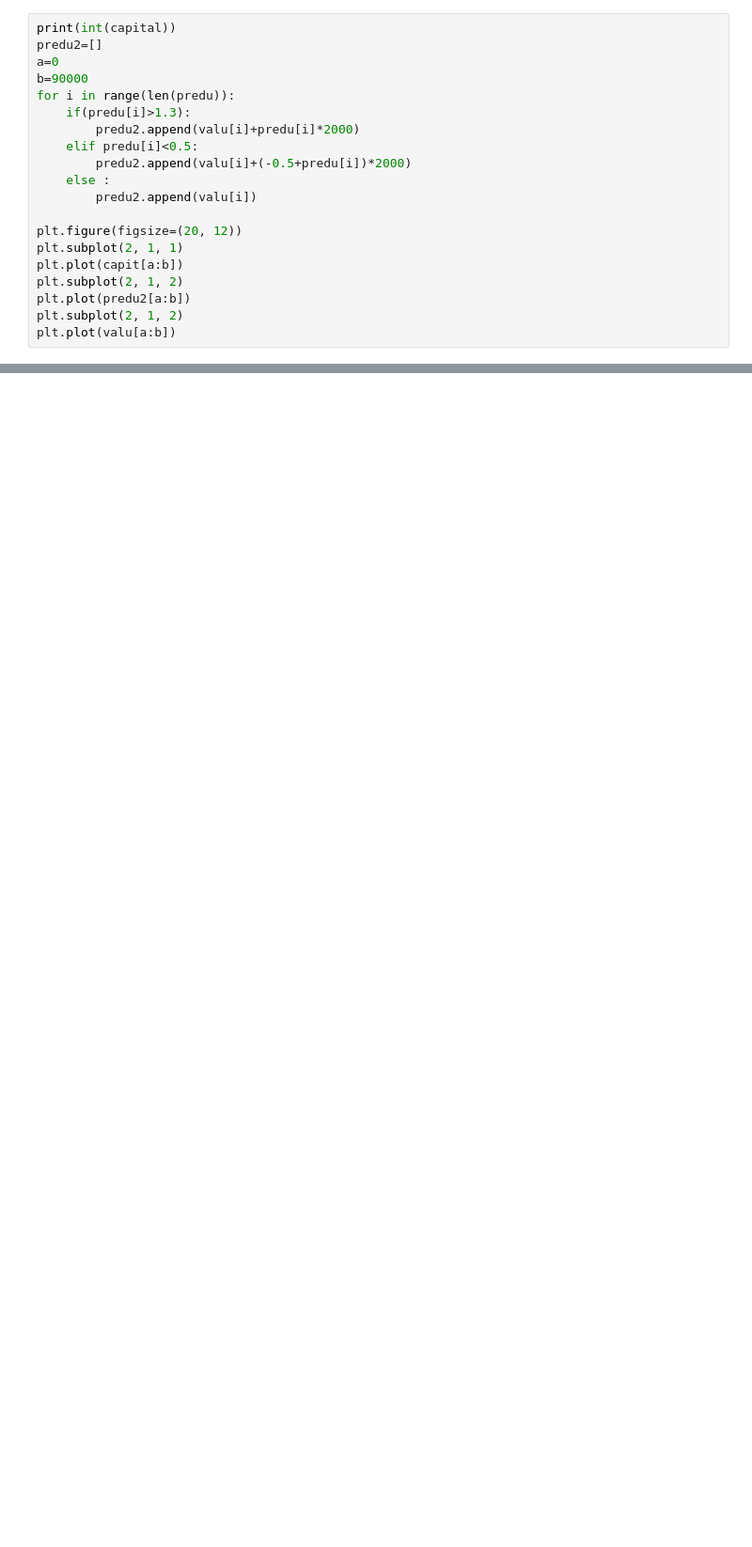
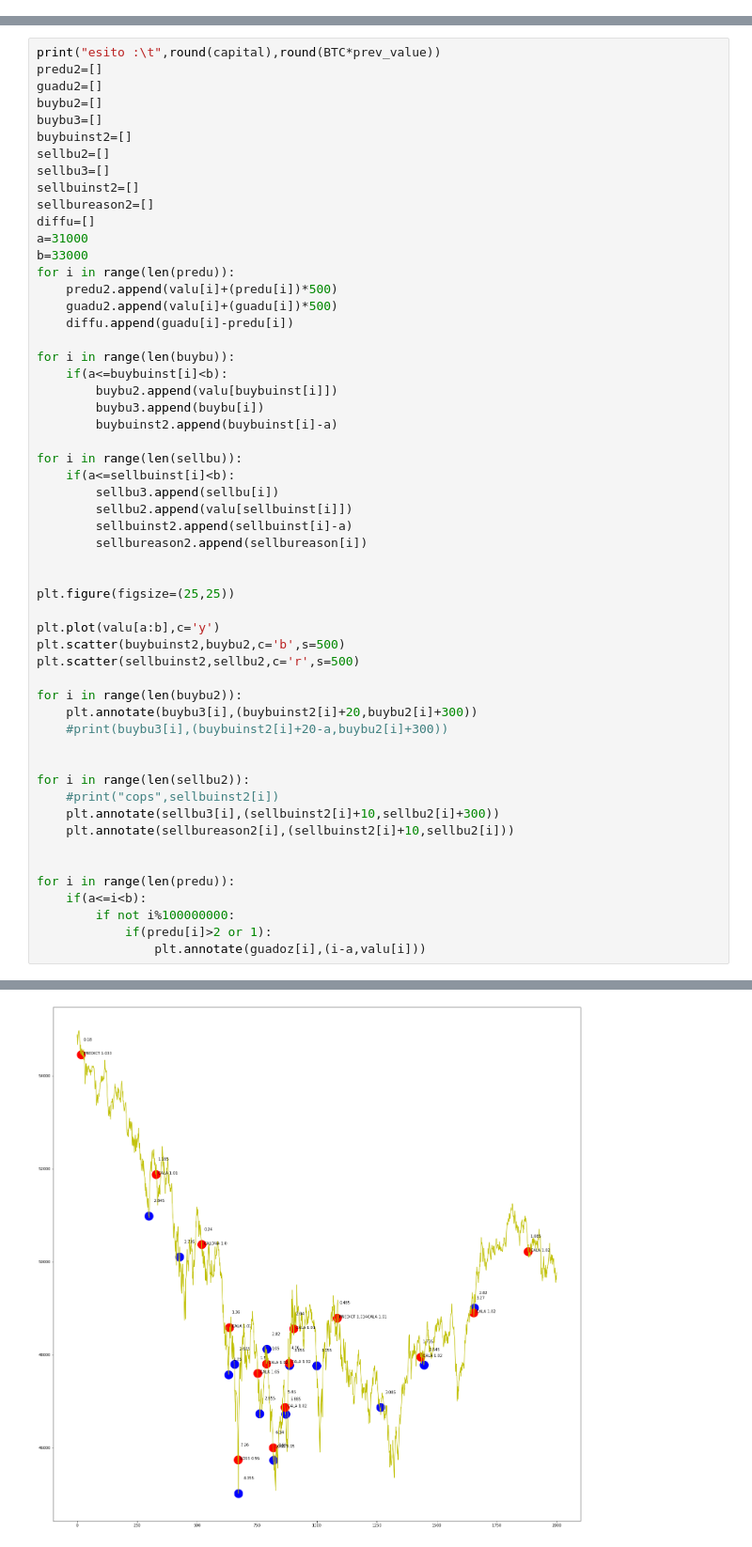
Before and after one commit to racumen/python-binance, a Jupyter notebook: Untitled3.ipynb, the cells around one changed output, grey strips where cells are left out. Shown at 94% size. Drawn from its saved outputs; the diff is of its cells as text; blank space fills up the shorter version.

```diff
--- a/Untitled3.ipynb
+++ b/Untitled3.ipynb
@@ -111,20 +100,0 @@ while(len(h_samples)>0):
-# %%
-print(int(capital))
-predu2=[]
-a=0
-b=90000
-for i in range(len(predu)):
-    if(predu[i]>1.3):
-        predu2.append(valu[i]+predu[i]*2000)
-    elif predu[i]<0.5:
-        predu2.append(valu[i]+(-0.5+predu[i])*2000)
-    else :
-        predu2.append(valu[i])
-
-plt.figure(figsize=(20, 12))
-plt.subplot(2, 1, 1)
-plt.plot(capit[a:b])
-plt.subplot(2, 1, 2)
-plt.plot(predu2[a:b])
-plt.subplot(2, 1, 2)
-plt.plot(valu[a:b])
@@ -144,0 +264,56 @@ import ipympl
+# %%
+print("esito :\t",round(capital),round(BTC*prev_value))
+predu2=[]
+guadu2=[]
+buybu2=[]
+buybu3=[]
+buybuinst2=[]
+sellbu2=[]
+sellbu3=[]
+sellbuinst2=[]
+sellbureason2=[]
+diffu=[]
+a=31000
+b=33000
+for i in range(len(predu)):
+    predu2.append(valu[i]+(predu[i])*500)
+    guadu2.append(valu[i]+(guadu[i])*500)
+    diffu.append(guadu[i]-predu[i])
+
+for i in range(len(buybu)):
+    if(a<=buybuinst[i]<b):
+        buybu2.append(valu[buybuinst[i]])
+        buybu3.append(buybu[i])
+        buybuinst2.append(buybuinst[i]-a)
+
+for i in range(len(sellbu)):
+    if(a<=sellbuinst[i]<b):
+        sellbu3.append(sellbu[i])
+        sellbu2.append(valu[sellbuinst[i]])
+        sellbuinst2.append(sellbuinst[i]-a)
+        sellbureason2.append(sellbureason[i])
+
+
+plt.figure(figsize=(25,25))
+
+plt.plot(valu[a:b],c='y')
+plt.scatter(buybuinst2,buybu2,c='b',s=500)
+plt.scatter(sellbuinst2,sellbu2,c='r',s=500)
+
+for i in range(len(buybu2)):
+    plt.annotate(buybu3[i],(buybuinst2[i]+20,buybu2[i]+300))
+    #print(buybu3[i],(buybuinst2[i]+20-a,buybu2[i]+300))
+
+
+for i in range(len(sellbu2)):
+    #print("cops",sellbuinst2[i])
+    plt.annotate(sellbu3[i],(sellbuinst2[i]+10,sellbu2[i]+300))
+    plt.annotate(sellbureason2[i],(sellbuinst2[i]+10,sellbu2[i]))
+
+
+for i in range(len(predu)):
+    if(a<=i<b):
+        if not i%100000000:
+            if(predu[i]>2 or 1):
+                plt.annotate(guadoz[i],(i-a,valu[i]))
+# %% [output]
@@ -144,0 +321 @@ import ipympl
+[figure, added]
```
Also changed, not shown: parts of 18 cells of this notebook, 2 other files.
